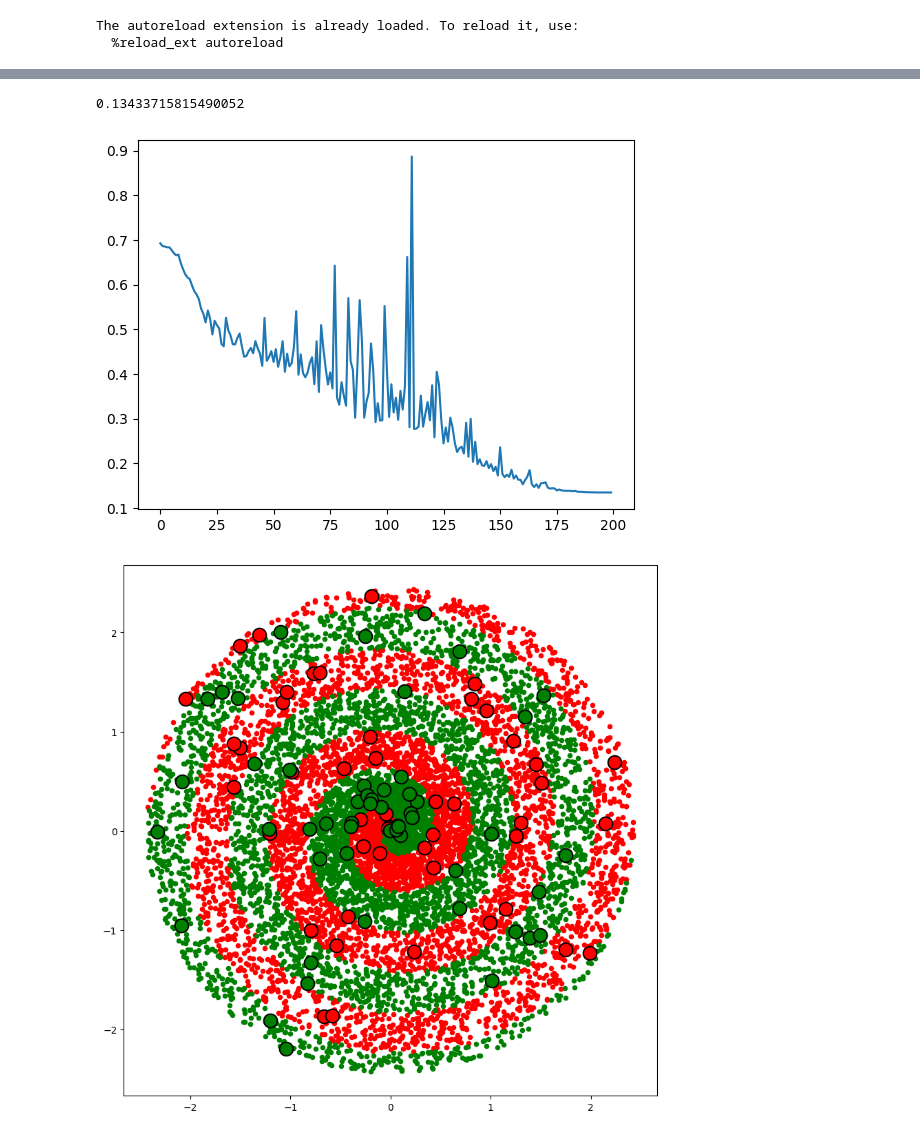
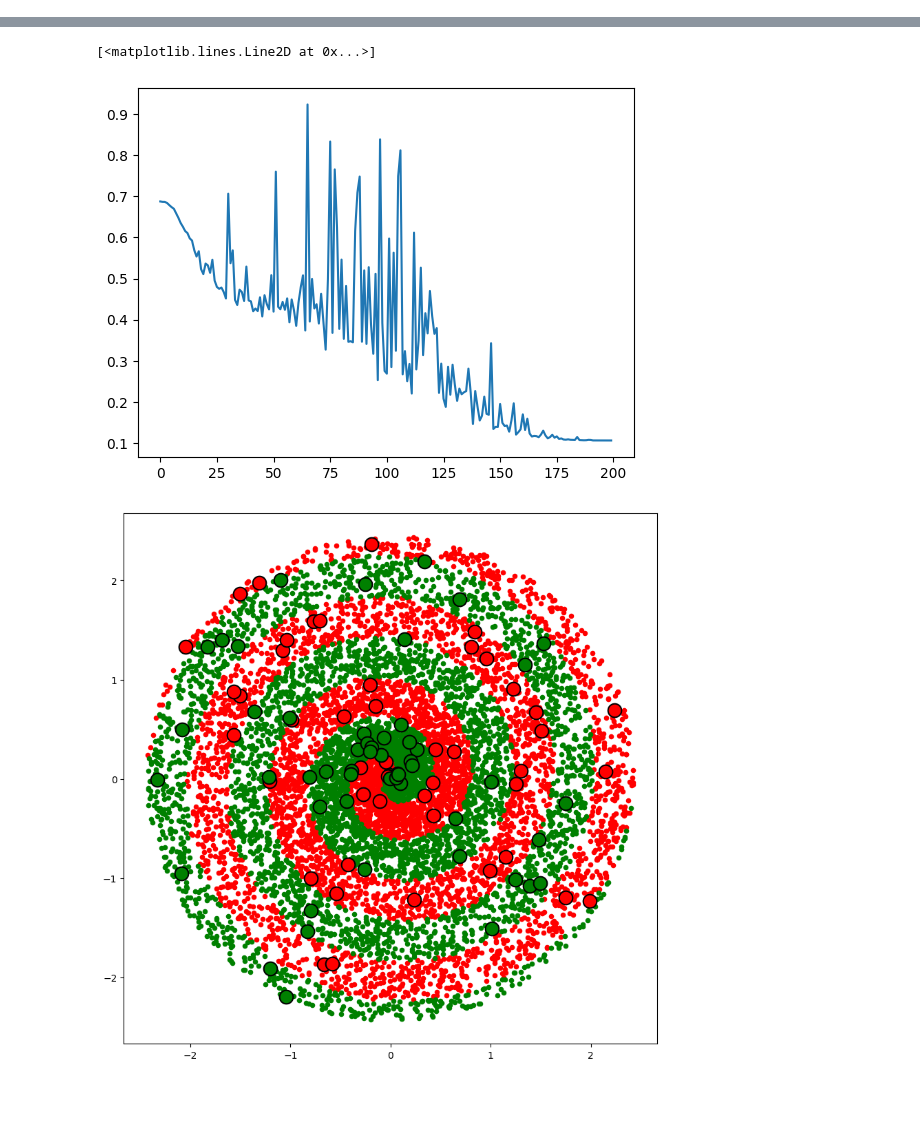
Before and after one commit to kendallzhu/curling, a Jupyter notebook: nn_scratch.ipynb, the cells around one changed output, grey strips where cells are left out. Saved outputs shown, nothing was run; the diff lists cells and outputs as text; code cells hidden in the pictures; blank space fills up the shorter version.

Commit message:
vectorized nn training code (now learns spiral in 10s)

```diff
--- a/nn_scratch.ipynb
+++ b/nn_scratch.ipynb
@@ -8,12 +8,10 @@ import logging
 
 logging.basicConfig(level=logging.ERROR, format="%(message)s")
 logger = logging.getLogger(__name__)
+logging.getLogger('matplotlib.font_manager').setLevel(logging.WARNING)
 
 %load_ext autoreload
 %autoreload 2
-# %% [output]
-The autoreload extension is already loaded. To reload it, use:
-  %reload_ext autoreload
 # %%
 n = 10_000
 data = ds.TrainingData.spiral(num_points=n, seed=42)
@@ -23,22 +21,22 @@ hidden_layer_size = 20
 
 np.random.seed(42)
 
-l1 = nn.Linear(
+l1 = nn.LinearBatched(
     np.random.normal(size=(hidden_layer_size, input_layer_size))
     * np.sqrt(2 / input_layer_size)
 )
 act1 = nn.Max0()
-l2 = nn.Linear(
+l2 = nn.LinearBatched(
     np.random.normal(size=(hidden_layer_size, hidden_layer_size))
     * np.sqrt(2 / hidden_layer_size)
 )
 act2 = nn.Max0()
-l3 = nn.Linear(
+l3 = nn.LinearBatched(
     np.random.normal(size=(hidden_layer_size, hidden_layer_size))
     * np.sqrt(2 / hidden_layer_size)
 )
 act3 = nn.Max0()
-l4 = nn.Linear(
+l4 = nn.LinearBatched(
     1 / np.sqrt(hidden_layer_size) * np.random.normal(size=(1, hidden_layer_size))
 )
 act4 = nn.MapTo01()
@@ -87,17 +85,16 @@ num_iters = 200
 for i in range(num_iters):
     lr = 1 * 0.5 * (1 + np.cos(np.pi * i / num_iters))
     for batch in data.shuffle_batches(num_points_per_batch, seed=None):
-        neural_network.train(
+        neural_network.train_batched(
             batch,
             loss_function,
             lr,
             0,
         )
 
-    losses.append(neural_network.get_average_loss(data.input_features, data.answers, loss_function))
+    losses.append(neural_network.get_average_loss_batched(data.input_features, data.answers, loss_function))
 
 plt.plot(losses)
-print(losses[-1])
 # %% [output]
 Loaded backend module://matplotlib_inline.backend_inline version unknown.
 Loaded backend module://matplotlib_inline.backend_inline version unknown.
@@ -119,5 +101,5 @@ findfont: Matching sans\-serif:style=normal:variant=normal:weight=normal:stretch
-0.13433715815490052
+[<matplotlib.lines.Line2D at 0x...>]
-[figure, old version]
+[figure, new version]
 # %%
 make_plot(neural_network, data, 100)
 # %% [output]
```
Also changed, not shown: parts of 1 cell of this notebook, 3 other files.
